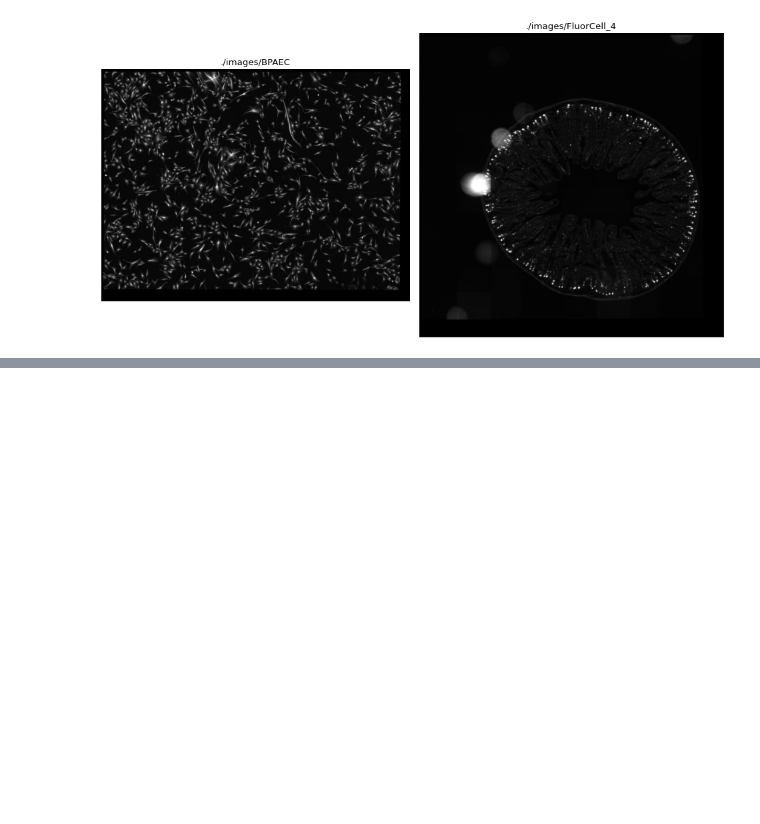
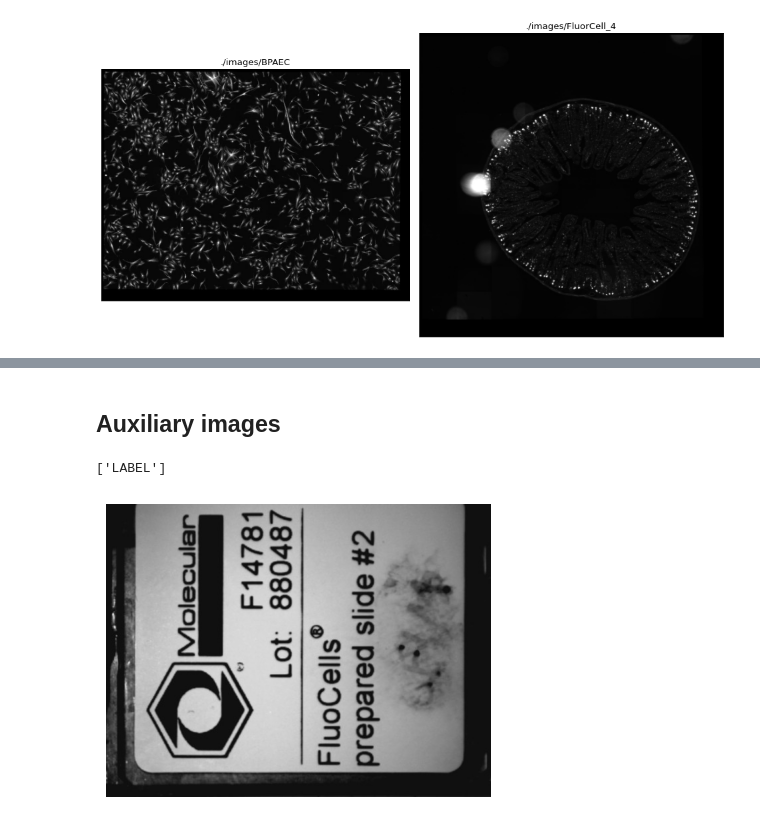
Before and after one commit to Booritas/slideio-tutorial, a Jupyter notebook: dicom.ipynb, the cells around one changed output, grey strips where cells are left out. Drawn from its saved outputs; the diff is of its cells as text; code cells hidden in the pictures; blank space fills up the shorter version.

```diff
--- a/dicom.ipynb
+++ b/dicom.ipynb
@@ -132,0 +173,11 @@ show_images(tiles,titles,256)
+# %% [markdown]
+## Auxiliary images
+# %%
+wsi_scenes[0].get_aux_image_names()
+# %% [output]
+['LABEL']
+# %%
+label_img = wsi_scenes[0].get_aux_image('LABEL')
+show_image(label_img, 500)
+# %% [output]
+[figure, added]
```
Also changed, not shown: parts of 7 cells of this notebook.
